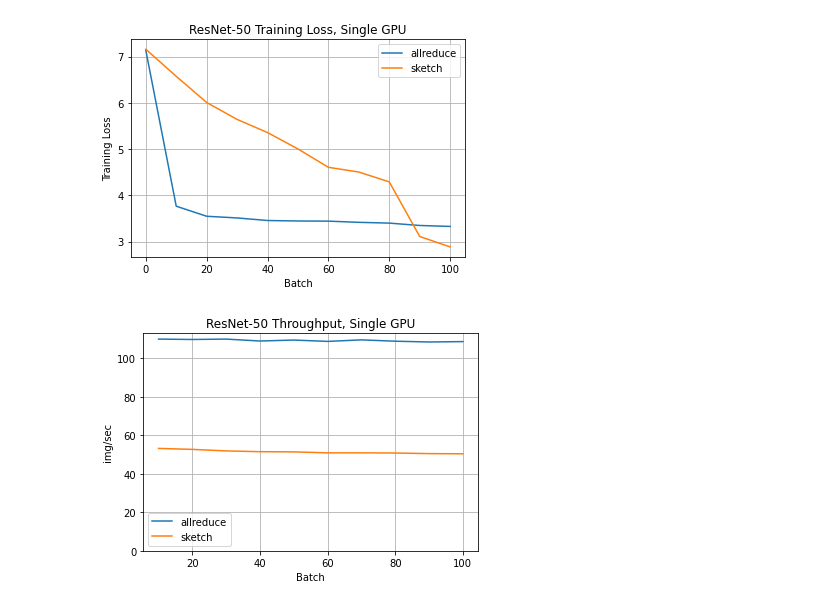
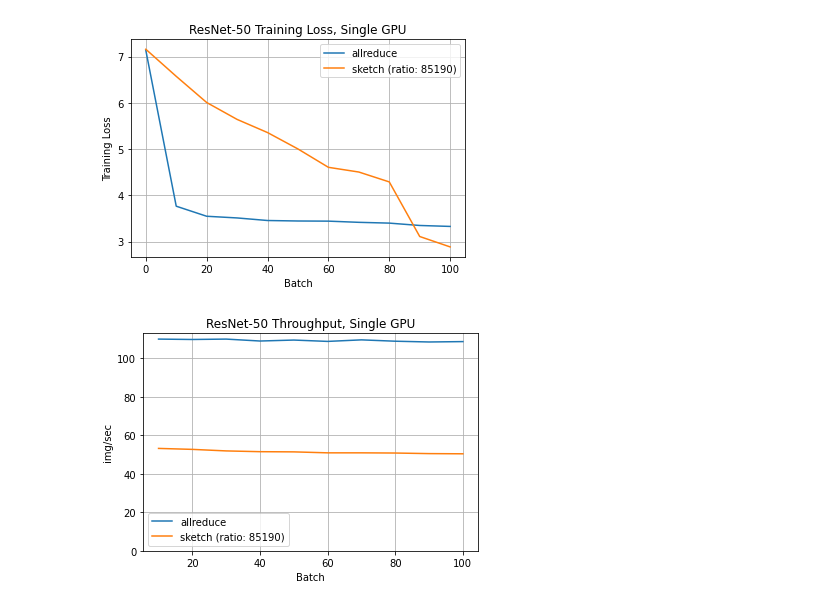
Before and after one commit to mmathys/bagua, a Jupyter notebook: plot/plot.ipynb, the cells around one changed output. Drawn from its saved outputs; the diff is of its cells as text; code cells hidden in the pictures.

Commit message:
added compression ratio parse

```diff
--- a/plot/plot.ipynb
+++ b/plot/plot.ipynb
@@ -3,6 +3,7 @@
 import re
 loss_regex = r"TrainLoss: (\d+\.\d+)"
 tp_regex = r": (\d+\.\d) img\/sec"
+comp_regex = r"Bandwidth savings: from \d+ to \d+ \((\d+\.\d+)x\)"
 
 def parse(file, regex):
     nums = []
@@ -17,36 +18,50 @@ def parse_loss(file):
 
 def parse_tp(file):
     return parse(file, tp_regex)
+
+def parse_comp_ratio(file):
+    return parse(file, comp_regex)
 # %%
 from os import listdir
 benchmarks = {}
 
 for name in listdir("benchmarks"):
     file = f"benchmarks/{name}"
-    loss = parse_loss(file)
-    tp = parse_tp(file)
-    benchmarks[name] = [loss, tp]
+    attrs = {}
+    attrs["loss"] = parse_loss(file)
+    attrs["tp"] = parse_tp(file)
+    attrs["label"] = name
+
+    comp = parse_comp_ratio(file)
+    if len(comp) > 0:
+        attrs["comp"] = comp[0]
+
+    attrs["label"] = name
+    if "comp" in attrs:
+        attrs["label"] += f" (ratio: {attrs['comp']:.0f})"
+
+    benchmarks[name] = attrs
 # %%
 import numpy as np
 import matplotlib.pyplot as plt
 t = np.arange(0, 110, 10)
-for name, [loss, _] in benchmarks.items():
-    plt.plot(t, loss, label=name)
+for name, attrs in benchmarks.items():
+    plt.plot(t, attrs["loss"], label=attrs["label"])
 
 plt.xlabel("Batch")
 plt.ylabel("Training Loss")
 plt.grid(True)
 plt.legend()
 plt.title("ResNet-50 Training Loss, Single GPU")
 
 plt.show()
 # %% [output]
-[figure, old version]
+[figure, new version]
 # %%
 t = np.arange(10, 110, 10)
 
-for name, [_, tp] in benchmarks.items():
-    plt.plot(t, tp, label=name)
+for name, attrs in benchmarks.items():
+    plt.plot(t, attrs["tp"], label=attrs["label"])
 
 plt.xlabel("Batch")
 plt.ylabel("img/sec")
@@ -57,4 +72,4 @@ plt.ylim(bottom=0)
 
 plt.show()
 # %% [output]
-[figure, old version]
+[figure, new version]
```
